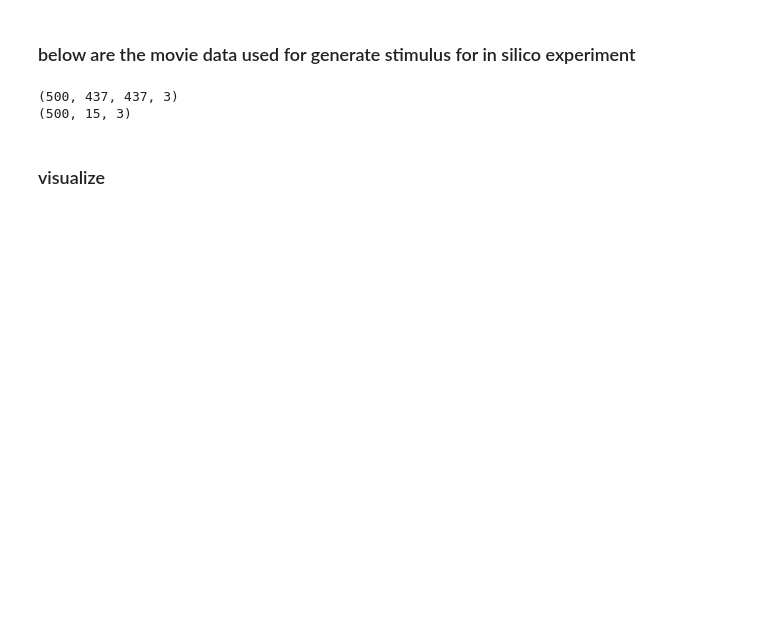
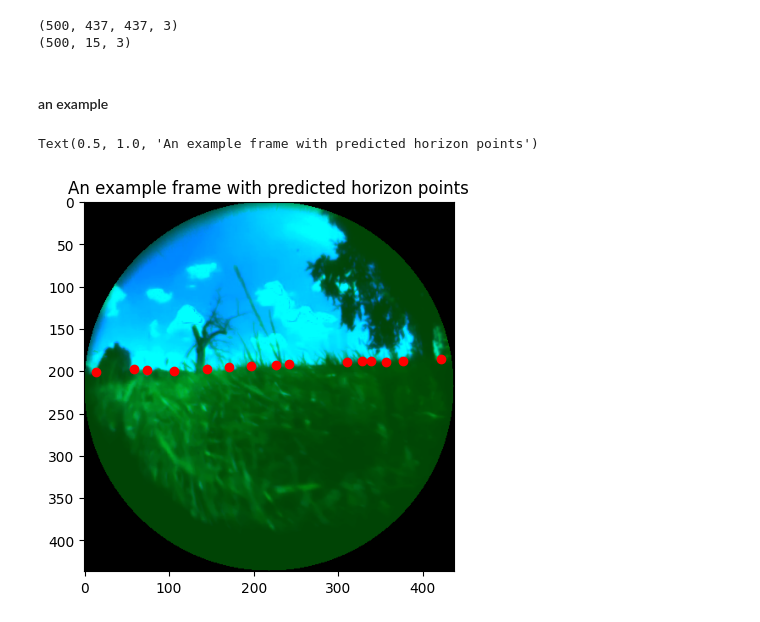
Before and after one commit to eulerlab/rgc-natstim-model, a Jupyter notebook: notebooks/stimulus_generation_clean.ipynb, the cells around one changed output. Drawn from its saved outputs; the diff is of its cells as text; code cells hidden in the pictures; blank space fills up the shorter version.

```diff
--- a/notebooks/stimulus_generation_clean.ipynb
+++ b/notebooks/stimulus_generation_clean.ipynb
@@ -11,15 +14,21 @@ data_path = '/gpfs01/euler/data/SharedFiles/projects/Hoefling2024/data/simulatio
 # %%
 selected_movie_frames = np.load(data_path+'selected_movie_frames.npy')
 selected_horizon_prediction = np.load(data_path+'selected_horizon_prediction.npy')
-# %% [markdown]
-### below are the movie data used for generate stimulus for in silico experiment
-# %%
-print(selected_movie_frames.shape)
-## numFrame, x_pix, y_pix, UV-G-0 channels
-print(selected_horizon_prediction.shape)
-## numFrame, 15 predicted Horizon spots, (x_coor,y_coor,prediction)
-# %% [output]
-(500, 437, 437, 3)
-(500, 15, 3)
-# %% [markdown]
-### visualize
+# %%
+print(selected_movie_frames.shape) # numFrame Height Width ColorChan
+print(selected_horizon_prediction.shape) # numFrame numPoints (x_coor,y_coor,probability)
+# %% [output]
+(500, 437, 437, 3)
+(500, 15, 3)
+# %% [markdown]
+#### an example
+# %%
+frame_idx = 0
+plt.imshow(img_real2view(selected_movie_frames[frame_idx][...,::-1]))
+for pp in range(15):
+    xx,yy = selected_horizon_prediction[frame_idx,pp,:2]
+    plt.scatter(xx,yy,color='r')
+plt.title("An example frame with predicted horizon points")
+# %% [output]
+Text(0.5, 1.0, 'An example frame with predicted horizon points')
+[figure, added]
```
Also changed, not shown: parts of 45 cells of this notebook, 4 other files.
